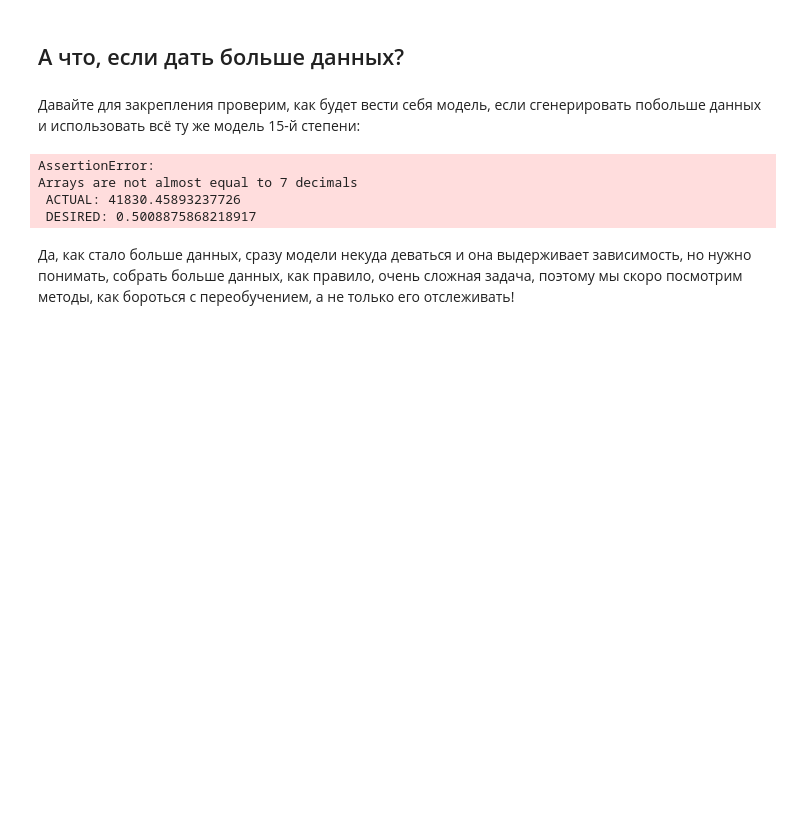
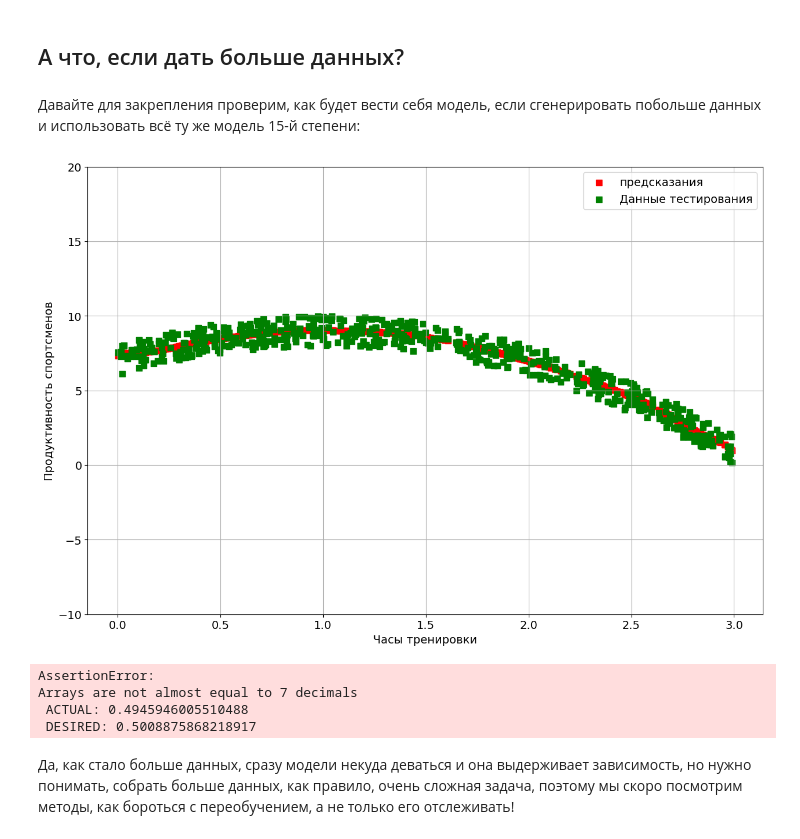
Before and after one commit to 2thespace/ML_projects, a Jupyter notebook: notebooks/11_Regression.ipynb, the cells around one changed output. Drawn from its saved outputs; the diff is of its cells as text; code cells hidden in the pictures; blank space fills up the shorter version.

```diff
--- a/notebooks/11_Regression.ipynb
+++ b/notebooks/11_Regression.ipynb
@@ -728,14 +728,26 @@ df_data_large = pd.DataFrame({'hours': _x_data, 'productivity': _y_data})
 # %%
 # TODO - реализуйте обучение на новом наборе данных
 # NOTE - предсказания модели на тестовой выборке должны быть записаны в переменную y_test_pred
 # NOTE - истинные значения тестовой выборки должны быть записаны в переменную y_test_true
 
 
-#df_train_data, df_test_data
+
 y_train, y_test = train_test_split(df_data_large, test_size=.3, random_state=RANDOM_SEED, shuffle=True)
+
+y_test_x = preprocess_data_high_poly(y_test, 15)
 y_test_true = y_test.pop('productivity')
-y_test_x = preprocess_data_high_poly(y_test, 15)
+reg_model.fit(y_test, y_test_true)
 y_test_pred = reg_model.predict(y_test_x)
+plt.scatter(x=y_test['hours'], y = y_test_pred,  c='r', marker='s', s=45, label='предсказания')
+plt.scatter(x=y_test['hours'], y = y_test_true, c='g', marker='s', s=45, label='Данные тестирования')
+plt.xlabel('Часы тренировки')
+plt.ylabel('Продуктивность спортсменов')
+plt.ylim([-10, 20])
+plt.grid()
+plt.legend()
+plt.show()
+# %% [output]
+[figure, added]
 # %%
 # TEST - проверимс ваше решение
 
@@ -745,7 +757,7 @@ print("Well done!")
 # %% [output]
 AssertionError:
 Arrays are not almost equal to 7 decimals
- ACTUAL: 41830.45893237726
+ ACTUAL: 0.4945946005510488
  DESIRED: 0.5008875868218917
 # %% [markdown]
 Да, как стало больше данных, сразу модели некуда деваться и она выдерживает зависимость, но нужно понимать, собрать больше данных, как правило, очень сложная задача, поэтому мы скоро посмотрим методы, как бороться с переобучением, а не только его отслеживать!
```
